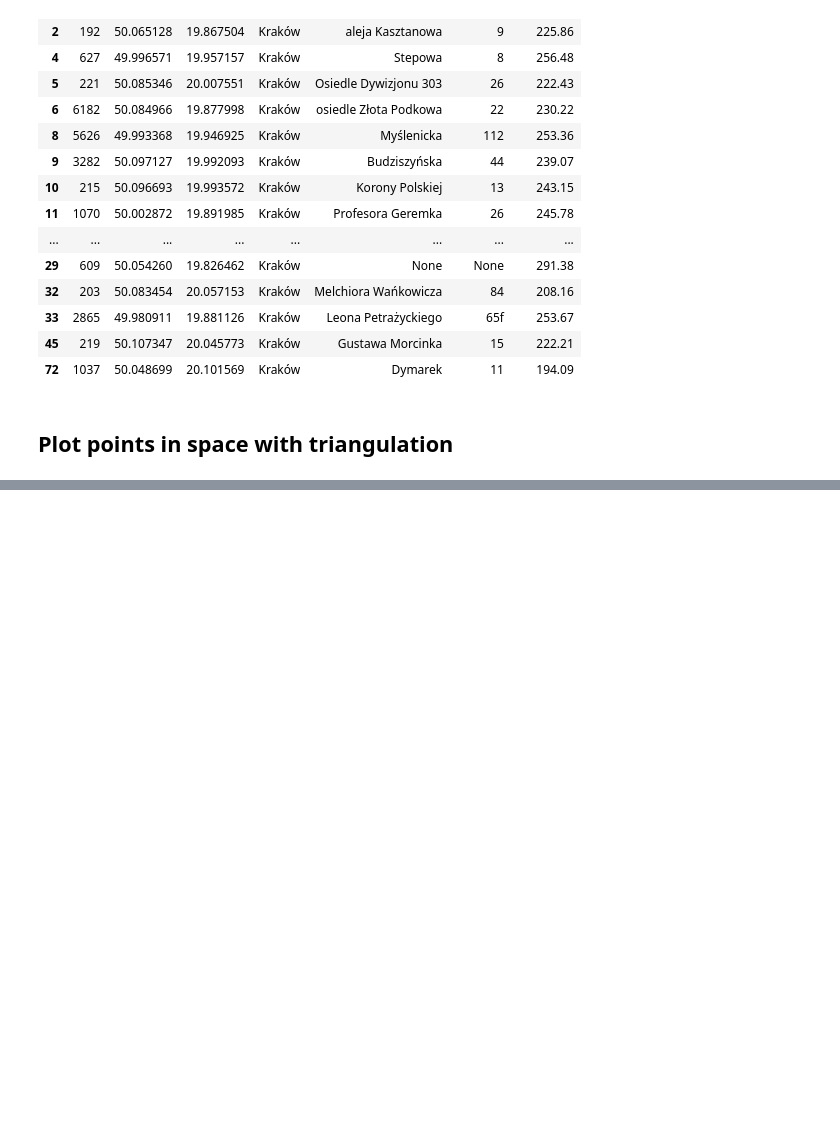
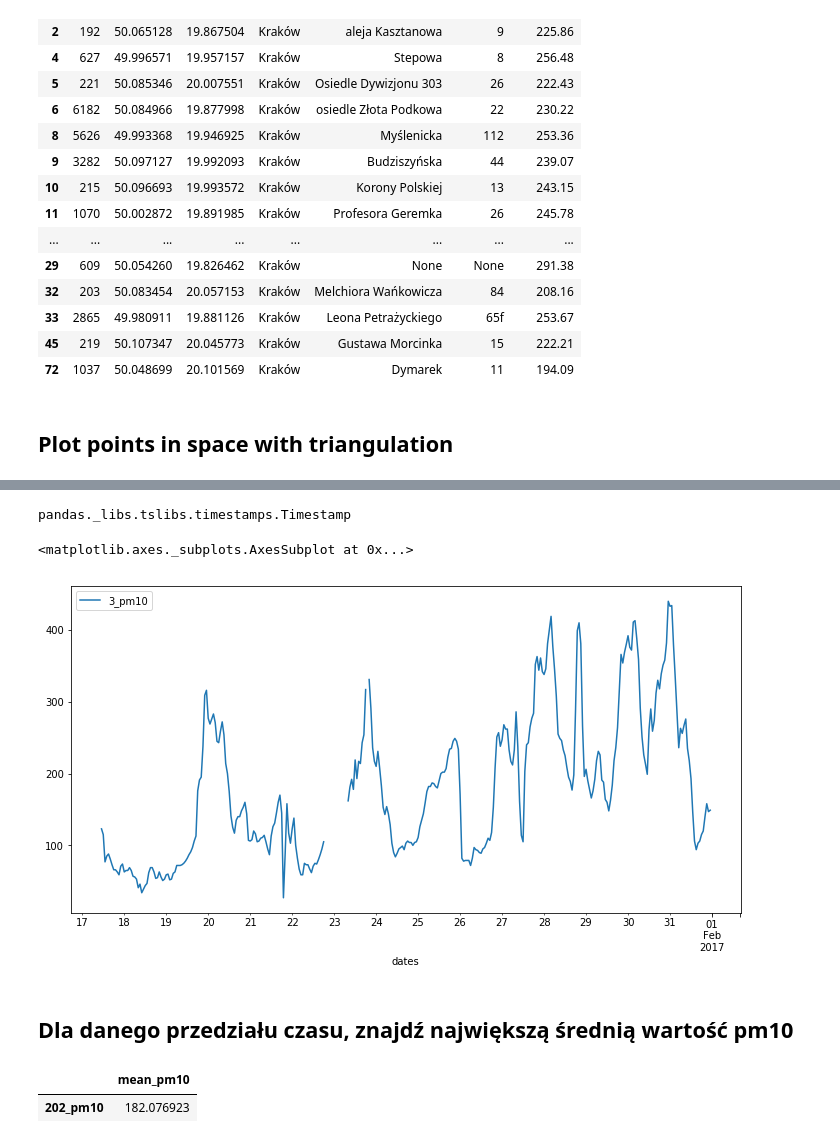
Before and after one commit to oswinoswin/airly_project, a Jupyter notebook: data_analysis.ipynb, the cells around one changed output, grey strips where cells are left out. Cells and saved outputs as stored; diff of their text form; code cells hidden in the pictures; blank space fills up the shorter version.

```diff
--- a/data_analysis.ipynb
+++ b/data_analysis.ipynb
@@ -145,0 +234,4 @@ plt.show()
+# %%
+tmp = pd.to_datetime(loc3["UTC time"])
+loc3 =  loc3.assign(dates= tmp.values)
+print(loc3)
@@ -145,0 +256,25 @@ plt.show()
+# %%
+type(loc3["dates"][0])
+# %% [output]
+pandas._libs.tslibs.timestamps.Timestamp
+# %%
+loc3.plot(kind="line",x="dates", y="3_pm10", figsize=(12,6))
+# %% [output]
+<matplotlib.axes._subplots.AxesSubplot at 0x...>
+[figure, added]
+# %% [markdown]
+## Dla danego przedziału czasu, znajdź największą średnią wartość pm10
+# %%
+start_date = "2017-01-31T11:00:00"
+end_date = "2017-01-31T23:00:00"
+pm10_columns = ["UTC time"] + [col for col in airly_data.columns if col.endswith("pm10")]
+pm10 = airly_data[pm10_columns]
+pm10 = pm10[pm10["UTC time"] >= start_date]
+pm10 = pm10[pm10["UTC time"] <= end_date]
+pm10['mean'] = pm10.mean(axis=1)
+mean_values = pd.DataFrame(pm10.mean(axis=0))
+mean_values.columns = ["mean_pm10"]
+mean_values[mean_values["mean_pm10"] == mean_values["mean_pm10"].max()]
+# %% [output]
+|  | mean_pm10 |
+| 202_pm10 | 182.076923 |
```
Also changed, not shown: parts of 18 cells of this notebook.
